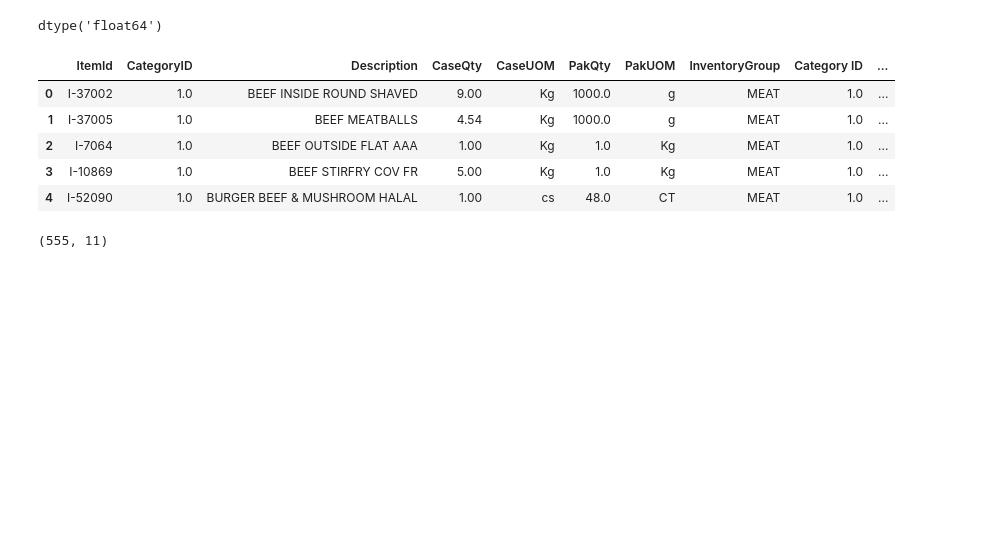
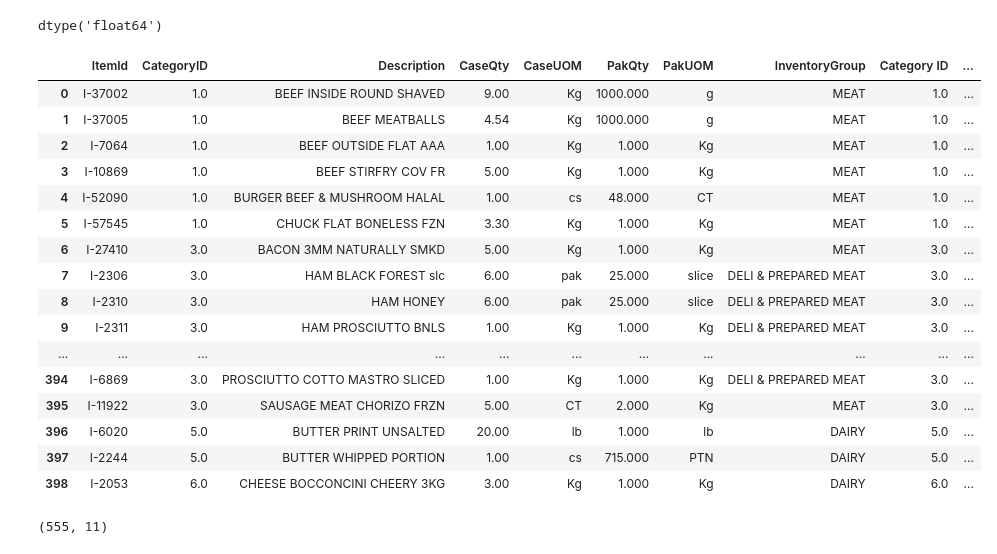
Before and after one commit to silviaaaaaaa/cffs-label, a Jupyter notebook: data analysis/ingre_analysis.ipynb, the cells around one changed output. Cells and saved outputs as stored; diff of their text form; code cells hidden in the pictures; blank space fills up the shorter version.

```diff
--- a/data analysis/ingre_analysis.ipynb
+++ b/data analysis/ingre_analysis.ipynb
@@ -522,14 +522,25 @@ mapping.loc[337,'Category ID'].dtype
 # %% [output]
 dtype('float64')
 # %%
-mapping.head()
+mapping
 # %% [output]
 |  | ItemId | CategoryID | Description | CaseQty | CaseUOM | PakQty | PakUOM | InventoryGroup | Category ID | ... |
-| 0 | I-37002 | 1.0 | BEEF INSIDE ROUND SHAVED | 9.00 | Kg | 1000.0 | g | MEAT | 1.0 | ... |
-| 1 | I-37005 | 1.0 | BEEF MEATBALLS | 4.54 | Kg | 1000.0 | g | MEAT | 1.0 | ... |
-| 2 | I-7064 | 1.0 | BEEF OUTSIDE FLAT AAA | 1.00 | Kg | 1.0 | Kg | MEAT | 1.0 | ... |
-| 3 | I-10869 | 1.0 | BEEF STIRFRY COV FR | 5.00 | Kg | 1.0 | Kg | MEAT | 1.0 | ... |
-| 4 | I-52090 | 1.0 | BURGER BEEF & MUSHROOM HALAL | 1.00 | cs | 48.0 | CT | MEAT | 1.0 | ... |
+| 0 | I-37002 | 1.0 | BEEF INSIDE ROUND SHAVED | 9.00 | Kg | 1000.000 | g | MEAT | 1.0 | ... |
+| 1 | I-37005 | 1.0 | BEEF MEATBALLS | 4.54 | Kg | 1000.000 | g | MEAT | 1.0 | ... |
+| 2 | I-7064 | 1.0 | BEEF OUTSIDE FLAT AAA | 1.00 | Kg | 1.000 | Kg | MEAT | 1.0 | ... |
+| 3 | I-10869 | 1.0 | BEEF STIRFRY COV FR | 5.00 | Kg | 1.000 | Kg | MEAT | 1.0 | ... |
+| 4 | I-52090 | 1.0 | BURGER BEEF & MUSHROOM HALAL | 1.00 | cs | 48.000 | CT | MEAT | 1.0 | ... |
+| 5 | I-57545 | 1.0 | CHUCK FLAT BONELESS FZN | 3.30 | Kg | 1.000 | Kg | MEAT | 1.0 | ... |
+| 6 | I-27410 | 3.0 | BACON 3MM NATURALLY SMKD | 5.00 | Kg | 1.000 | Kg | MEAT | 3.0 | ... |
+| 7 | I-2306 | 3.0 | HAM BLACK FOREST slc | 6.00 | pak | 25.000 | slice | DELI & PREPARED MEAT | 3.0 | ... |
+| 8 | I-2310 | 3.0 | HAM HONEY | 6.00 | pak | 25.000 | slice | DELI & PREPARED MEAT | 3.0 | ... |
+| 9 | I-2311 | 3.0 | HAM PROSCIUTTO BNLS | 1.00 | Kg | 1.000 | Kg | DELI & PREPARED MEAT | 3.0 | ... |
+| ... | ... | ... | ... | ... | ... | ... | ... | ... | ... | ... |
+| 394 | I-6869 | 3.0 | PROSCIUTTO COTTO MASTRO SLICED | 1.00 | Kg | 1.000 | Kg | DELI & PREPARED MEAT | 3.0 | ... |
+| 395 | I-11922 | 3.0 | SAUSAGE MEAT CHORIZO FRZN | 5.00 | CT | 2.000 | Kg | MEAT | 3.0 | ... |
+| 396 | I-6020 | 5.0 | BUTTER PRINT UNSALTED | 20.00 | lb | 1.000 | lb | DAIRY | 5.0 | ... |
+| 397 | I-2244 | 5.0 | BUTTER WHIPPED PORTION | 1.00 | cs | 715.000 | PTN | DAIRY | 5.0 | ... |
+| 398 | I-2053 | 6.0 | CHEESE BOCCONCINI CHEERY 3KG | 3.00 | Kg | 1.000 | Kg | DAIRY | 6.0 | ... |
 # %%
 mapping.shape
 # %% [output]
```
Also changed, not shown: parts of 1 cell of this notebook, 1 other file.
